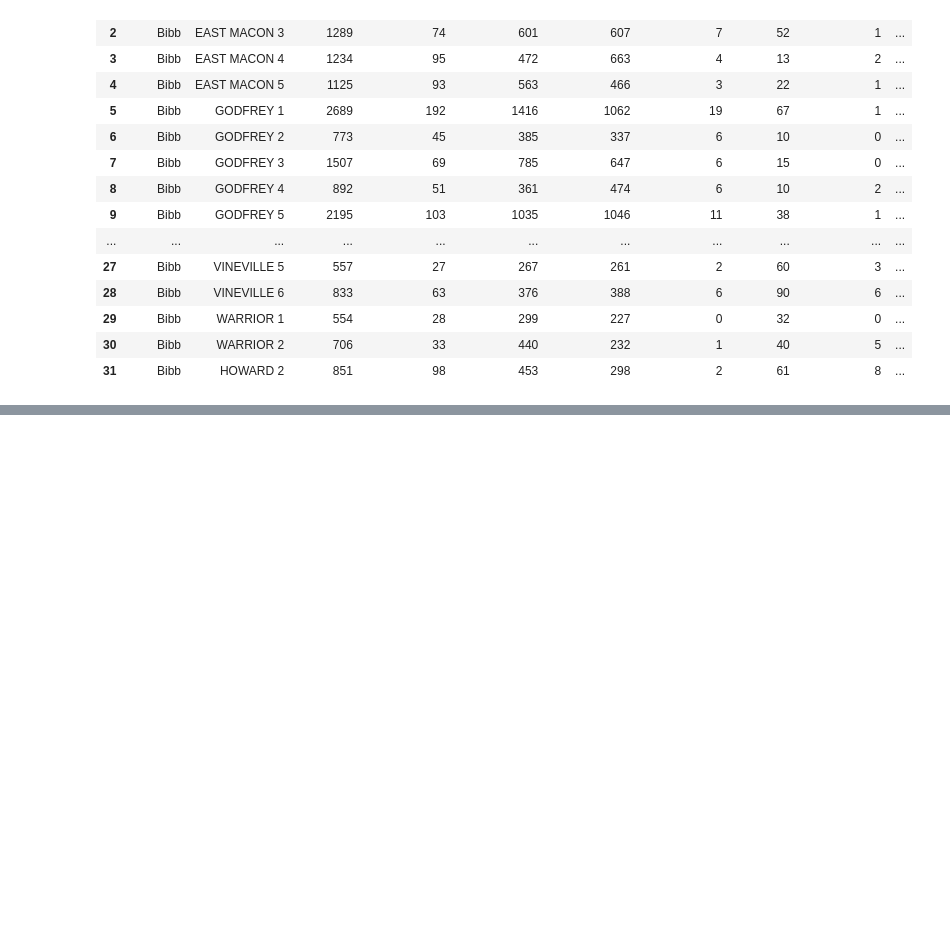
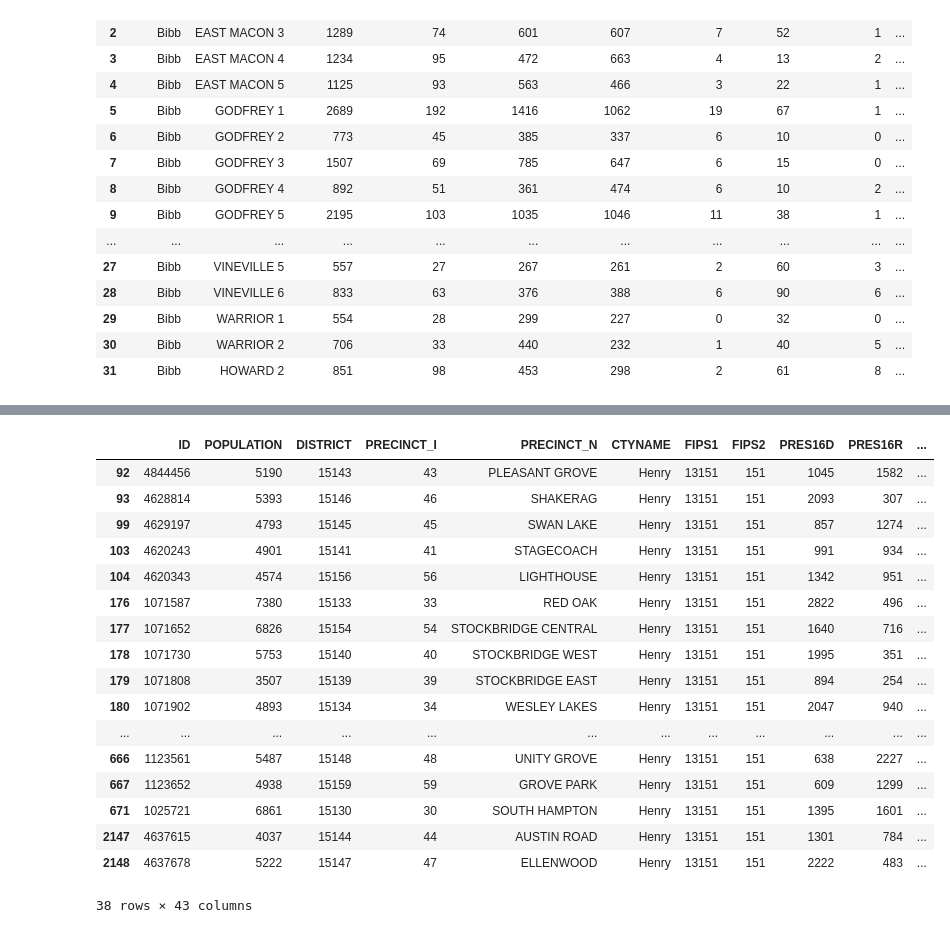
Before and after one commit to vrdi/preprocessing, a Jupyter notebook: MatchingPrecincts.ipynb, the cells around one changed output, grey strips where cells are left out. Saved outputs shown, nothing was run; the diff lists cells and outputs as text; code cells hidden in the pictures; blank space fills up the shorter version.

Commit message:
merged henry

```diff
--- a/MatchingPrecincts.ipynb
+++ b/MatchingPrecincts.ipynb
@@ -398,0 +401,3 @@ bibb_dropped.to_csv('./merged/bibb.csv',index=False)
+# %%
+henry = df[df["COUNTY"] == "Henry"]
+henry_gdf = gdf[gdf["CTYNAME"] == "Henry"]
@@ -398,0 +431,21 @@ bibb_dropped.to_csv('./merged/bibb.csv',index=False)
+# %%
+henry_gdf # 38
+# %% [output]
+|  | ID | POPULATION | DISTRICT | PRECINCT_I | PRECINCT_N | CTYNAME | FIPS1 | FIPS2 | PRES16D | PRES16R | ... |
+| 92 | 4844456 | 5190 | 15143 | 43 | PLEASANT GROVE | Henry | 13151 | 151 | 1045 | 1582 | ... |
+| 93 | 4628814 | 5393 | 15146 | 46 | SHAKERAG | Henry | 13151 | 151 | 2093 | 307 | ... |
+| 99 | 4629197 | 4793 | 15145 | 45 | SWAN LAKE | Henry | 13151 | 151 | 857 | 1274 | ... |
+| 103 | 4620243 | 4901 | 15141 | 41 | STAGECOACH | Henry | 13151 | 151 | 991 | 934 | ... |
+| 104 | 4620343 | 4574 | 15156 | 56 | LIGHTHOUSE | Henry | 13151 | 151 | 1342 | 951 | ... |
+| 176 | 1071587 | 7380 | 15133 | 33 | RED OAK | Henry | 13151 | 151 | 2822 | 496 | ... |
+| 177 | 1071652 | 6826 | 15154 | 54 | STOCKBRIDGE CENTRAL | Henry | 13151 | 151 | 1640 | 716 | ... |
+| 178 | 1071730 | 5753 | 15140 | 40 | STOCKBRIDGE WEST | Henry | 13151 | 151 | 1995 | 351 | ... |
+| 179 | 1071808 | 3507 | 15139 | 39 | STOCKBRIDGE EAST | Henry | 13151 | 151 | 894 | 254 | ... |
+| 180 | 1071902 | 4893 | 15134 | 34 | WESLEY LAKES | Henry | 13151 | 151 | 2047 | 940 | ... |
+| ... | ... | ... | ... | ... | ... | ... | ... | ... | ... | ... | ... |
+| 666 | 1123561 | 5487 | 15148 | 48 | UNITY GROVE | Henry | 13151 | 151 | 638 | 2227 | ... |
+| 667 | 1123652 | 4938 | 15159 | 59 | GROVE PARK | Henry | 13151 | 151 | 609 | 1299 | ... |
+| 671 | 1025721 | 6861 | 15130 | 30 | SOUTH HAMPTON | Henry | 13151 | 151 | 1395 | 1601 | ... |
+| 2147 | 4637615 | 4037 | 15144 | 44 | AUSTIN ROAD | Henry | 13151 | 151 | 1301 | 784 | ... |
+| 2148 | 4637678 | 5222 | 15147 | 47 | ELLENWOOD | Henry | 13151 | 151 | 2222 | 483 | ... |
+38 rows × 43 columns
```
Also changed, not shown: parts of 5 cells of this notebook, 1 other file.
